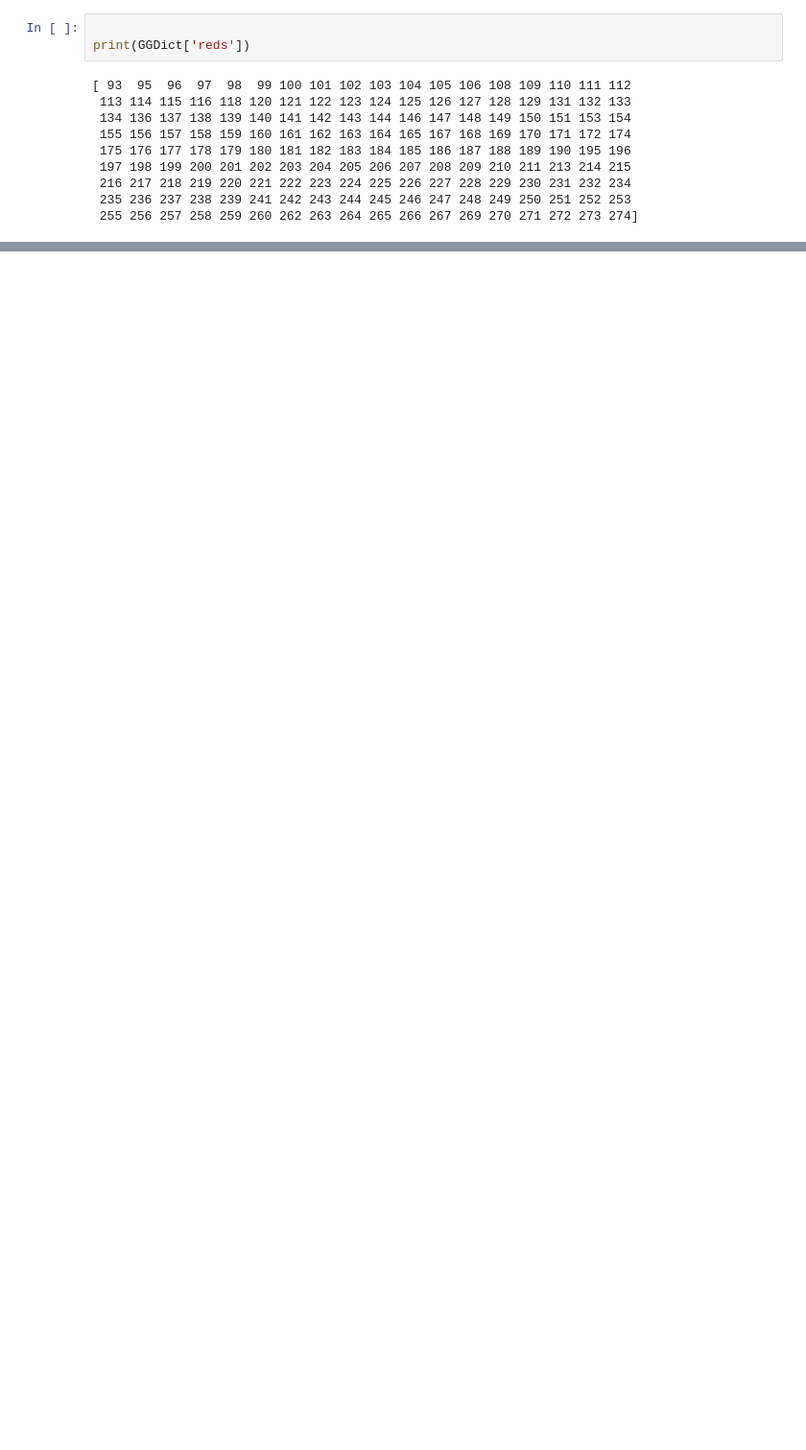
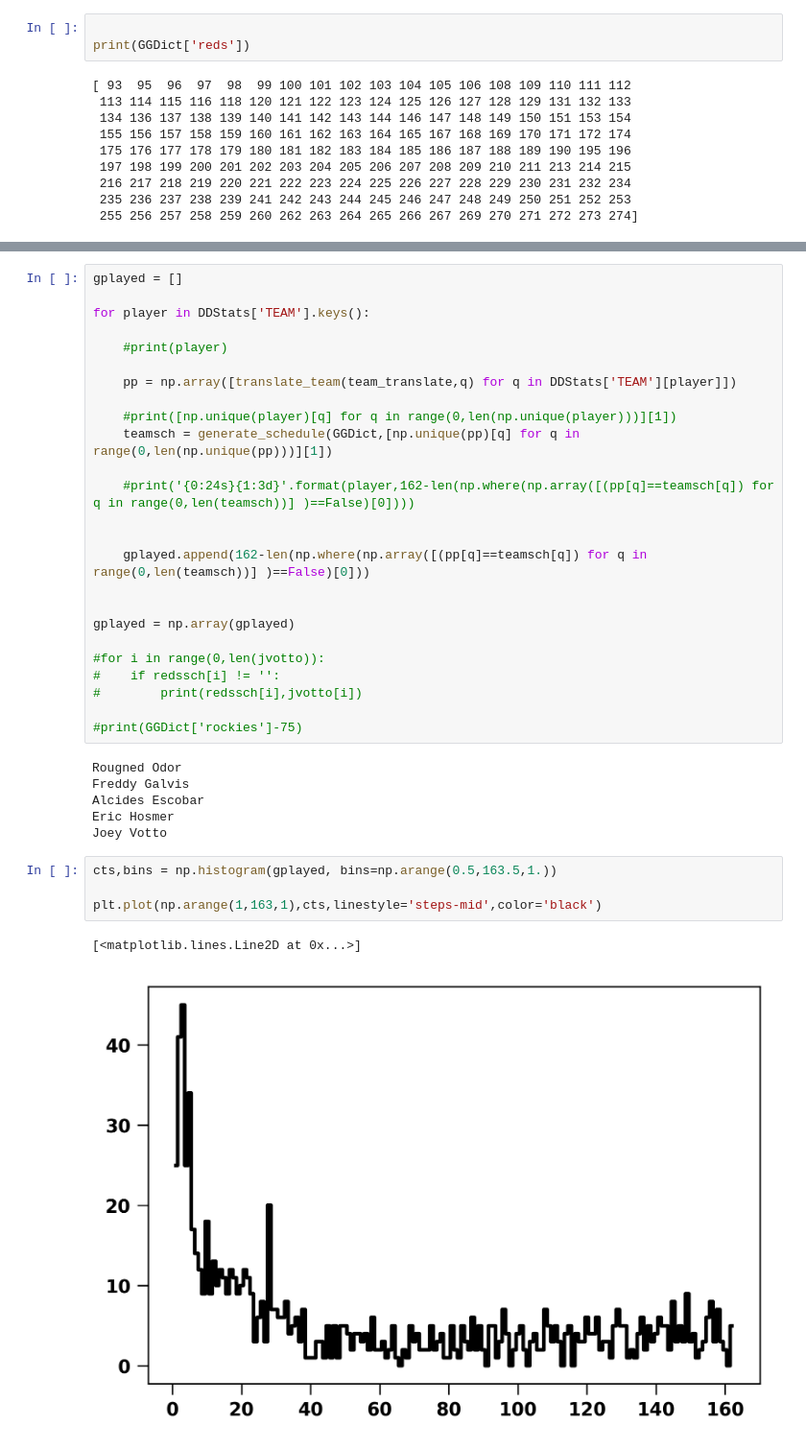
Before and after one commit to fantasy-toolz/SLOAN2018, a Jupyter notebook: GC-Applications1.ipynb, the cells around one changed output, grey strips where cells are left out. Shown at 96% size. Drawn from its saved outputs; the diff is of its cells as text; blank space fills up the shorter version.

```diff
--- a/GC-Applications1.ipynb
+++ b/GC-Applications1.ipynb
@@ -577,0 +557,38 @@ NotImplemented
+# %%
+gplayed = []
+
+for player in DDStats['TEAM'].keys():
+
+    #print(player)
+
+    pp = np.array([translate_team(team_translate,q) for q in DDStats['TEAM'][player]])
+
+    #print([np.unique(player)[q] for q in range(0,len(np.unique(player)))][1])
+    teamsch = generate_schedule(GGDict,[np.unique(pp)[q] for q in range(0,len(np.unique(pp)))][1])
+
+    #print('{0:24s}{1:3d}'.format(player,162-len(np.where(np.array([(pp[q]==teamsch[q]) for q in range(0,len(teamsch))] )==False)[0])))
+
+
+    gplayed.append(162-len(np.where(np.array([(pp[q]==teamsch[q]) for q in range(0,len(teamsch))] )==False)[0]))
+
+
+gplayed = np.array(gplayed)
+
+#for i in range(0,len(jvotto)):
+#    if redssch[i] != '':
+#        print(redssch[i],jvotto[i])
+
+#print(GGDict['rockies']-75)
+# %% [output]
+Rougned Odor
+Freddy Galvis
+Alcides Escobar
+Eric Hosmer
+Joey Votto
+# %%
+cts,bins = np.histogram(gplayed, bins=np.arange(0.5,163.5,1.))
+
+plt.plot(np.arange(1,163,1),cts,linestyle='steps-mid',color='black')
+# %% [output]
+[<matplotlib.lines.Line2D at 0x...>]
+[figure, added]
```
Also changed, not shown: parts of 15 cells of this notebook, 1 other file.
